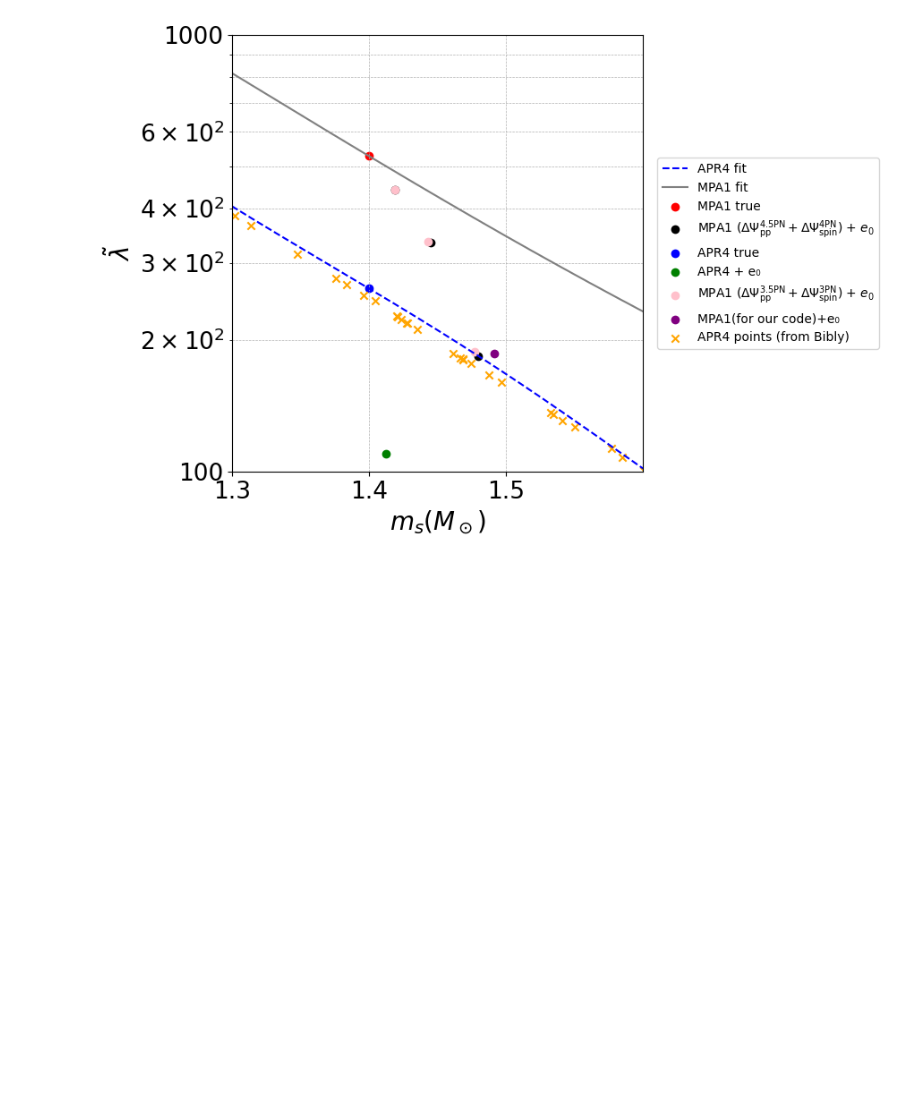
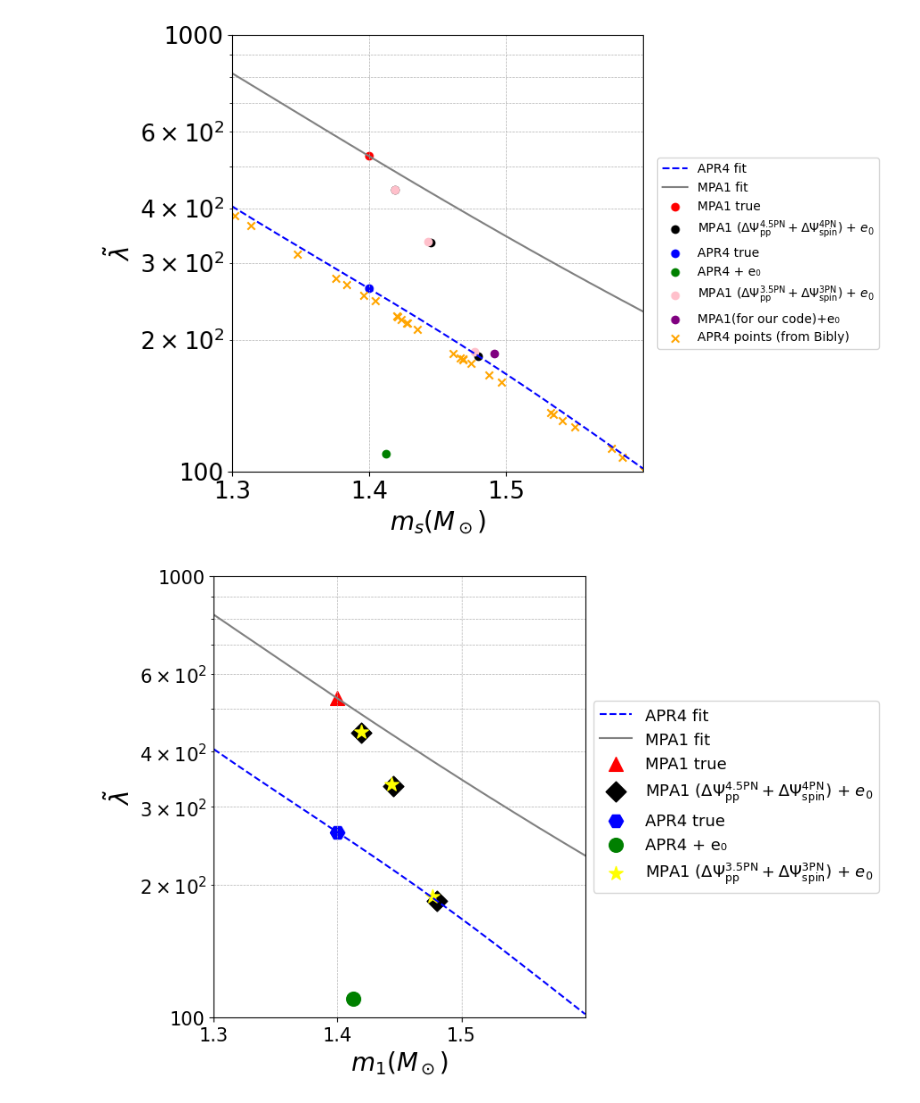
Before and after one commit to Brightshinesunny/Project, a Jupyter notebook: Untitled72.ipynb, the cells around one changed output. Cells and saved outputs as stored; diff of their text form; code cells hidden in the pictures; blank space fills up the shorter version.

```diff
--- a/Untitled72.ipynb
+++ b/Untitled72.ipynb
@@ -207,3 +207,79 @@ plt.tight_layout()
 plt.show()
 # %% [output]
 [figure]
+# %%
+import pandas as pd
+import numpy as np
+import matplotlib.pyplot as plt
+from matplotlib.ticker import LogFormatter
+
+# --- Fit functions ---
+def fit_apr4(ms):
+    return (
+        48466.1141 * ms**7 - 511769.3262 * ms**6 + 2290160.1775 * ms**5 -
+        5622239.7230 * ms**4 + 8161248.7822 * ms**3 - 6983220.6693 * ms**2 +
+        3244065.3811 * ms - 624930.5178
+    )
+
+def fit_mpa1(ms):
+    log_lambda = -1.21 * ms**4 + 7.80 * ms**3 - 18.2 * ms**2 + 16.5 * ms - 1.46
+    return 10 ** log_lambda
+
+# --- 예시 데이터 (직접 정의해주신 것들) ---
+map1_true = (1.4, 528.28)
+map1_ecc = [(1.419, 442.025), (1.44499, 334.556), (1.47998, 184.100)]
+apr4_true = (1.4, fit_apr4(1.4))
+apr4_ecc = [(1.4127, 110.155)]
+map1_ecc2 = [(1.41923, 443.112), (1.44326, 337.002), (1.47691, 188.448)]
+map1_ecc3 = (1.4914, 186.389)
+
+# --- CSV 불러오기 (Colab에 업로드 후 경로 맞추세요) ---
+df = pd.read_csv("/content/APR4_EPP-m1eqm2-sample-100.csv")
+
+# --- Plot 준비 ---
+fig, ax = plt.subplots(figsize=(9, 6))  # 폭을 살짝 늘림
+
+ms_vals = np.linspace(1.3, 1.6, 300)
+ax.plot(ms_vals, fit_apr4(ms_vals), label="APR4 fit", color="blue", linestyle="--")
+ax.plot(ms_vals, fit_mpa1(ms_vals), label="MPA1 fit", color="gray", linestyle="-")
+
+# --- 점 찍기 ---
+ax.scatter(*map1_true, color='red', marker='^', s=128,label="MPA1 true")
+
+ax.scatter(*zip(*map1_ecc),
+           color='black', marker='D', s=135,
+           label=r"MPA1 ($\Delta\Psi^{4.5\mathrm{PN}}_{\mathrm{pp}} + \Delta\Psi^{4\mathrm{PN}}_{\mathrm{spin}}$) + $e_0$")
+
+ax.scatter(*apr4_true, color='blue', marker='H',s=136, label="APR4 true")
+
+ax.scatter(*zip(*apr4_ecc),
+           color='green', s=128,
+           label="APR4 + e₀")
+
+ax.scatter(*zip(*map1_ecc2),
+           color='yellow', marker='*', s= 135,
+           label=r"MPA1 ($\Delta\Psi^{3.5\mathrm{PN}}_{\mathrm{pp}} + \Delta\Psi^{3\mathrm{PN}}_{\mathrm{spin}}$) + $e_0$")
+
+#ax.scatter(*map1_ecc3, color='orange', marker='P', s= 135, label="MPA1(the different parameter space)+e₀")
+
+# --- 노란색 점들을 CSV 데이터로 교체 ---
+#ax.scatter(df["m1"], df["lambda_tilde"], color='orange', marker='x', label="APR4 points (from Bibly)")
+
+# --- 축/라벨/옵션 ---
+ax.set_xlim(1.3, 1.6)
+ax.set_ylim(100, 1000)
+ax.set_yscale("log")
+ax.set_xticks([1.3, 1.4, 1.5])
+ax.set_xlabel(r"$m_1 (M_\odot)$", fontsize=20)
+ax.set_ylabel(r"$\tilde{\lambda}$", fontsize=20)
+ax.yaxis.set_major_formatter(LogFormatter(base=10))
+ax.grid(True, which="both", linestyle="--", linewidth=0.5)
+ax.tick_params(axis='both', which='both', labelsize=15)
+
+# --- Legend를 오른쪽 바깥 세로로 배치 ---
+ax.legend(fontsize=13, loc="center left", bbox_to_anchor=(1, 0.5))
+
+plt.tight_layout()
+plt.show()
+# %% [output]
+[figure, added]
```
Also changed, not shown: parts of 1 cell of this notebook.
